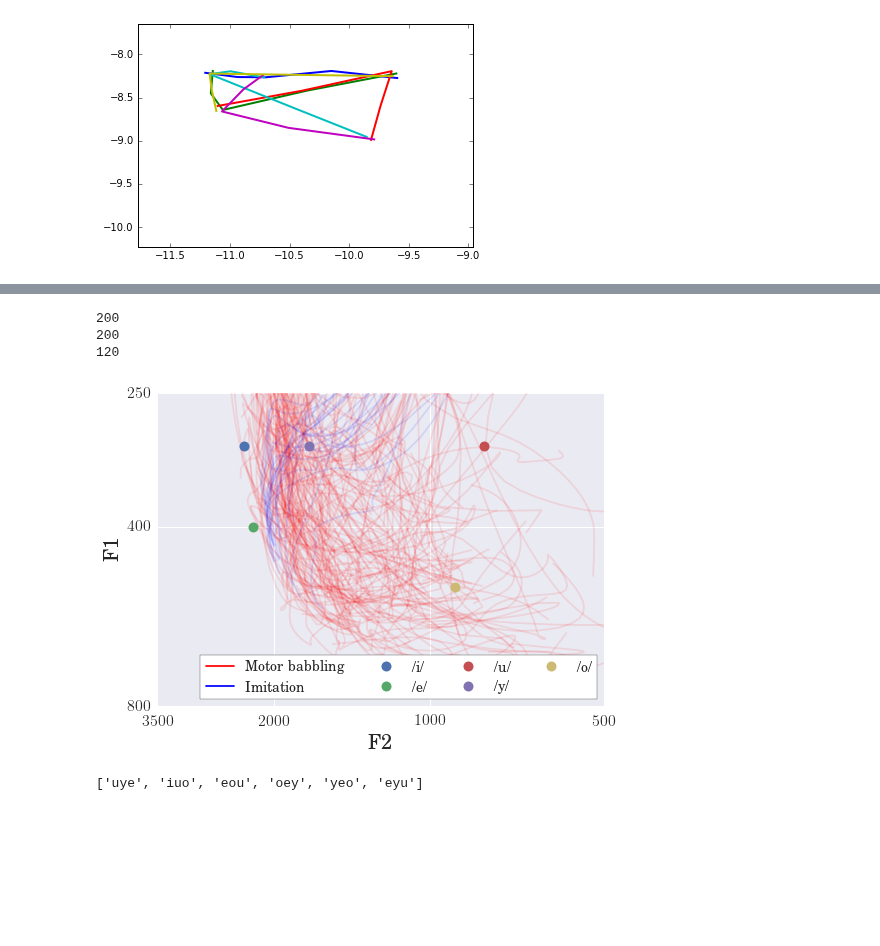
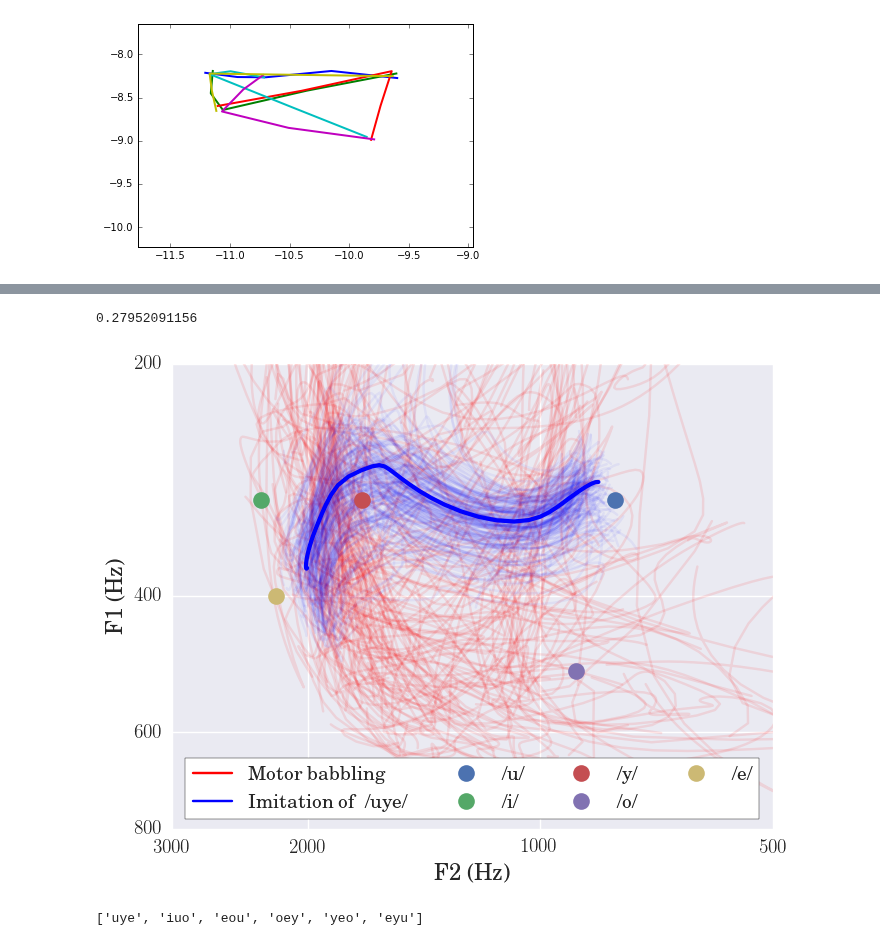
Before and after one commit to sebastien-forestier/CogSci2017, a Jupyter notebook: notebook/test_sounds.ipynb, the cells around one changed output, grey strips where cells are left out. Saved outputs shown, nothing was run; the diff lists cells and outputs as text; code cells hidden in the pictures; blank space fills up the shorter version.

Commit message:
fig vocal traj in test sounds

```diff
--- a/notebook/test_sounds.ipynb
+++ b/notebook/test_sounds.ipynb
@@ -143,10 +143,10 @@ def train(n_motor_babbling=100, n_goal_babbling=900, n_imitation_each=500, explo
         results_sounds[hs] = []
         results_it[hs] = -1
 
-    for hs in env.human_sounds:
+    for hs in [env.human_sounds[0]]:
         #IMITATE
         #best_sound_list, error_list = train_imitation(agent, hs, iterations=n_imitation_each, explo_noise=explo_noise)
-
+        #print agent.modules["mod13"].sm.bootstrapped_s
         m = agent.modules["mod13"].inverse(np.array(env.human_sounds_traj_std[hs]), explore=False)
         s = env.update([0.]*21 + list(m))
         s_traj = env.diva_traj
@@ -160,6 +160,7 @@ def train(n_motor_babbling=100, n_goal_babbling=900, n_imitation_each=500, explo
         for i in range(n_imitation_each):
             #print env.get_current_context()
             m = agent.modules["mod13"].inverse(np.array(env.human_sounds_traj_std[hs]), explore=True)
+            #print m
             agent.m = [0.]*21 + list(m)
             s = env.update(agent.m)
             agent.perceive(s)
@@ -188,6 +189,7 @@ def train(n_motor_babbling=100, n_goal_babbling=900, n_imitation_each=500, explo
             if error < best_error:
                 best_error = error
                 best_sound = sound
+                print "new best error", best_error
             error_list += [best_error]
             best_sound_list += [best_sound]
             iteration += 1
@@ -244,4 +246,4 @@ def train(n_motor_babbling=100, n_goal_babbling=900, n_imitation_each=500, explo
                     time.sleep(1)
 
 
-    return results_sounds, results_errors, results_it, s_traj_mb_list, s_traj_gb_list, s_traj_im_list
+    return results_sounds, results_errors, results_it, s_traj_mb_list, s_traj_gb_list, s_traj_im_list, agent
@@ -248,3 +315,3 @@ def train(n_motor_babbling=100, n_goal_babbling=900, n_imitation_each=500, explo
 # %%
-c1_sounds, c1_errors, c1_it, s_traj_mb_list, _, _ = train(n_motor_babbling=1000, n_goal_babbling=0, n_imitation_each=0, explo_noise=0.1)
+_, _, _, s_traj_mb_list, s_traj_gb_list, s_traj_im_list, agent = train(n_motor_babbling=200, n_goal_babbling=0, n_imitation_each=500, explo_noise=0.05)
 # %% [output]
@@ -479,2 +335,0 @@ except:
-# %%
-_, _, _, s_traj_mb_list, s_traj_gb_list, s_traj_im_list = train(n_motor_babbling=2000, n_goal_babbling=0, n_imitation_each=500, explo_noise=0.05)
@@ -500,62 +336,62 @@ Vowel [ o ] played 440 times
-# %%
-print len(s_traj_mb_list)
-print len(s_traj_gb_list)
-print len(s_traj_im_list)
-# %% [output]
-200
-200
-120
 # %%
 %matplotlib inline
 import seaborn as sns
 import numpy as np
 
 
 plt.rc('text', usetex=True)
 plt.rc('font', family='serif')
 
-for s_traj in s_traj_mb_list[:50]:
+for s_traj in s_traj_mb_list[:200]:
     if np.all(s_traj):
-        plt.loglog([f[1] for f in s_traj], [f[0] for f in s_traj], color="r", alpha=0.1)
-plt.loglog([f[1] for f in s_traj_mb_list[0]], [f[0] for f in s_traj_mb_list[0]], color="r", alpha=0., label="Motor babbling")
+        plt.loglog([2.**f[1] for f in s_traj], [2.**f[0] for f in s_traj], color="r", alpha=0.1)
+plt.loglog([2.**f[1] for f in s_traj_mb_list[0]], [2.**f[0] for f in s_traj_mb_list[0]], color="r", alpha=0., label="Motor babbling")
 
-for s_traj in s_traj_im_list[0:50]:
+hs = "uye"
+
+
+for s_traj in s_traj_im_list[-200:]:
+    error = np.linalg.norm(np.array(env.human_sounds_traj[hs]) - np.array([f[0] for f in s_traj[[0, 12, 24, 37, 49]]] + [f[1] for f in s_traj[[0, 12, 24, 37, 49]]]))
     if np.all(s_traj):
-        plt.loglog([f[1] for f in s_traj], [f[0] for f in s_traj], color="b", alpha=0.1)
-plt.loglog([f[1] for f in s_traj_im_list[0]], [f[0] for f in s_traj_im_list[0]], color="b", alpha=0., label="Imitation")
+        if error < 0.28:
+            print error
+            plt.loglog([2.**f[1] for f in s_traj], [2.**f[0] for f in s_traj], lw=3,color="b", alpha=1.)
+        else:
+            plt.loglog([2.**f[1] for f in s_traj], [2.**f[0] for f in s_traj], color="b", alpha=0.05)
+plt.loglog([2.**f[1] for f in s_traj_im_list[0]], [2.**f[0] for f in s_traj_im_list[0]], color="b", alpha=0., label="Imitation of~ /uye/")
 
-plt.xlim([np.log2([3500.]), np.log2([500.])])
-plt.ylim([np.log2([800.]), np.log2([250.])])
+plt.xlim([3000., 500])
+plt.ylim([800., 200.])
 
-for v in vowels.keys():
-    p = plt.plot(vowels[v][1], vowels[v][0], "o", label="/" + v + "/", markersize=10)
+for v in ["u", "i", "y", "o", "e"]:
+    p = plt.plot(2.**vowels[v][1], 2.**vowels[v][0], "o", label="/" + v + "/", markersize=12)
     #color = p[0].get_color()
     #plt.plot(vowels[v][1], vowels[v][0], "o", color=color, markeredgecolor=color, markersize=30, markeredgewidth=1, markerfacecolor='None')
 
 plt.gcf().set_size_inches(8., 6., forward=True)
 
-legend = plt.legend(frameon=True, fontsize=14, ncol=4, loc="lower right")
-plt.xlabel("F2", fontsize=20)
-plt.ylabel("F1", fontsize=20)
+legend = plt.legend(frameon=True, fontsize=14, ncol=4, loc="lower center")
+plt.xlabel("F2 (Hz)", fontsize=16)
+plt.ylabel("F1 (Hz)", fontsize=16)
 
-plt.xticks([np.log2([3500.]), np.log2([2000.]), np.log2([1000.]), np.log2([500.])],
-           ["$3500$", "$2000$", "$1000$", "$500$"], fontsize = 16)
-plt.yticks([np.log2([800.]), np.log2([400.]), np.log2([250.])],
-           ["$800$", "$400$", "$250$"], fontsize = 16)
-plt.yticks(fontsize = 16)
+plt.xticks([3000., 2000., 1000., 500.],
+           ["$3000$", "$2000$", "$1000$", "$500$"], fontsize = 14)
+plt.yticks([800., 600., 400., 200.],
+           ["$800$", "$600$", "$400$", "$200$"], fontsize = 14)
 
 frame = legend.get_frame()
 frame.set_facecolor('1.')
 frame.set_edgecolor('0.')
 
 for l in legend.get_lines():
     l.set_alpha(1)
 
 plt.gca().set_aspect('equal')
 
 plt.savefig('../figs/fig_vocal_traj.pdf', format='pdf', bbox_inches='tight')
 # %% [output]
+0.27952091156
-[figure, old version]
+[figure, new version]
 # %%
 env.human_sounds
 # %% [output]
```
Also changed, not shown: parts of 16 cells of this notebook, 2 other files.
